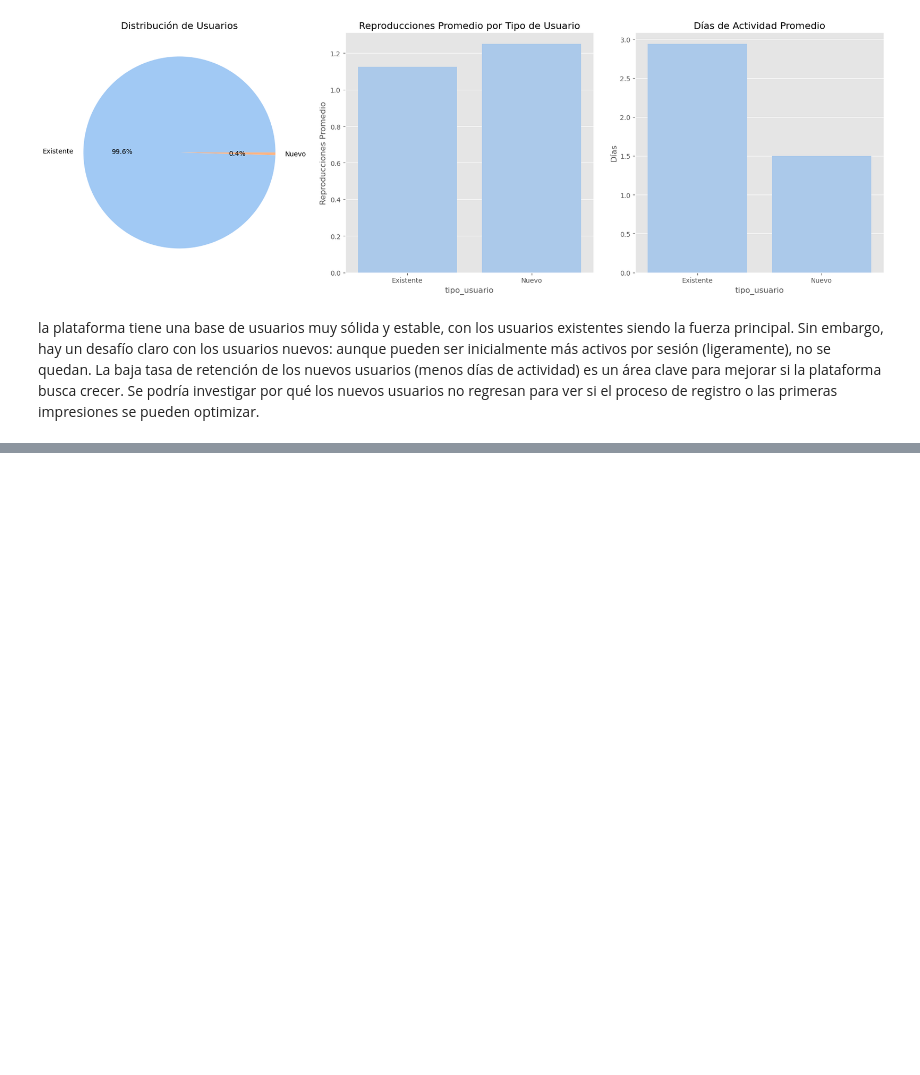
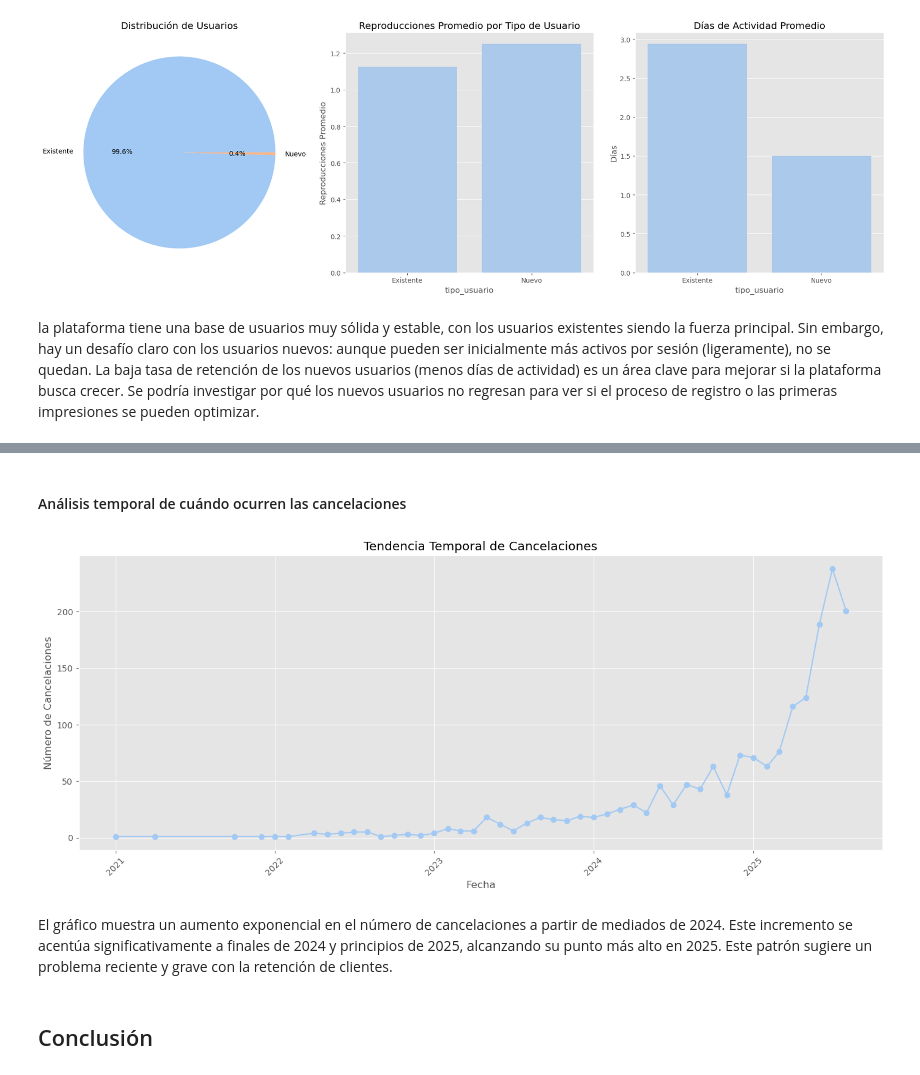
Before and after one commit to agustin29a/streaming_etl, a Jupyter notebook: gold/Analisis de datos.ipynb, the cells around one changed output, grey strips where cells are left out. Cells and saved outputs as stored; diff of their text form; code cells hidden in the pictures; blank space fills up the shorter version.

Commit message:
Se modifica análisis de datos

```diff
--- a/gold/Analisis de datos.ipynb
+++ b/gold/Analisis de datos.ipynb
@@ -496,0 +664,36 @@ la plataforma tiene una base de usuarios muy sólida y estable, con los usuarios
+# %% [markdown]
+#### Análisis temporal de cuándo ocurren las cancelaciones
+# %%
+query_temporal_analysis = """
+SELECT
+    EXTRACT(MONTH FROM s.end_date) as cancellation_month,
+    EXTRACT(YEAR FROM s.end_date) as cancellation_year,
+    COUNT(*) as cancellation_count,
+    AVG((s.end_date - u.registration_date)) as avg_days_until_cancellation
+FROM subscriptions s
+JOIN users u ON s.user_id = u.user_id
+WHERE s.status = 'cancelled' OR s.end_date <= CURRENT_DATE
+GROUP BY EXTRACT(YEAR FROM s.end_date), EXTRACT(MONTH FROM s.end_date)
+ORDER BY cancellation_year, cancellation_month;
+"""
+
+df_temporal = pd.read_sql(query_temporal_analysis, conn)
+df_temporal["cancellation_date"] = pd.to_datetime(
+    df_temporal[["cancellation_year", "cancellation_month"]]
+    .assign(day=1)
+    .rename(columns={"cancellation_year": "year", "cancellation_month": "month"})
+)
+plt.figure(figsize=(14, 6))
+plt.plot(df_temporal['cancellation_date'], df_temporal['cancellation_count'], marker='o')
+plt.title('Tendencia Temporal de Cancelaciones')
+plt.xlabel('Fecha')
+plt.ylabel('Número de Cancelaciones')
+plt.xticks(rotation=45)
+plt.tight_layout()
+plt.show()
+# %% [output]
+[figure, added]
+# %% [markdown]
+El gráfico muestra un aumento exponencial en el número de cancelaciones a partir de mediados de 2024. Este incremento se acentúa significativamente a finales de 2024 y principios de 2025, alcanzando su punto más alto en 2025. Este patrón sugiere un problema reciente y grave con la retención de clientes.
+# %% [markdown]
+## Conclusión
```
Also changed, not shown: parts of 10 cells of this notebook.
